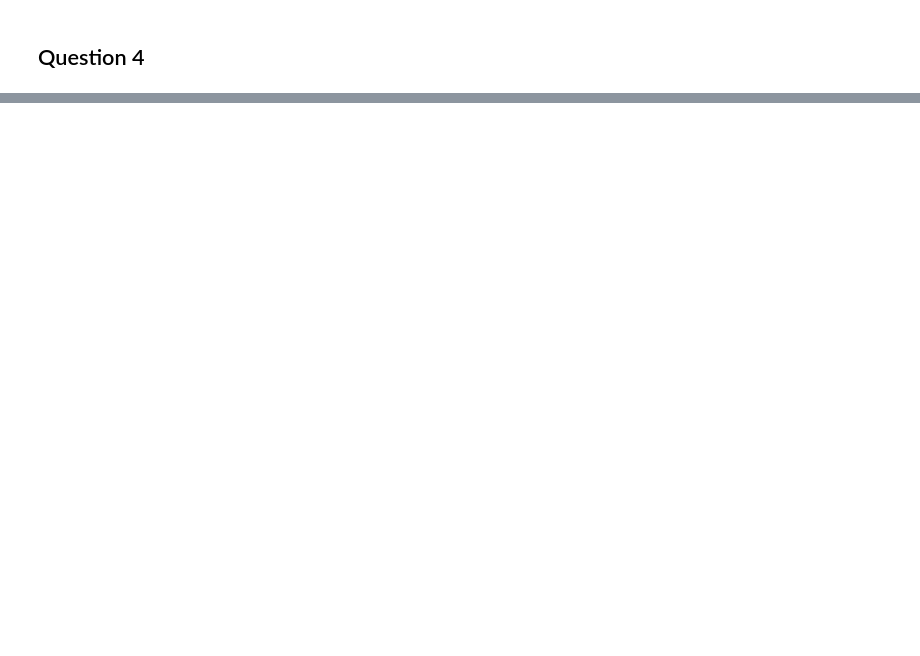
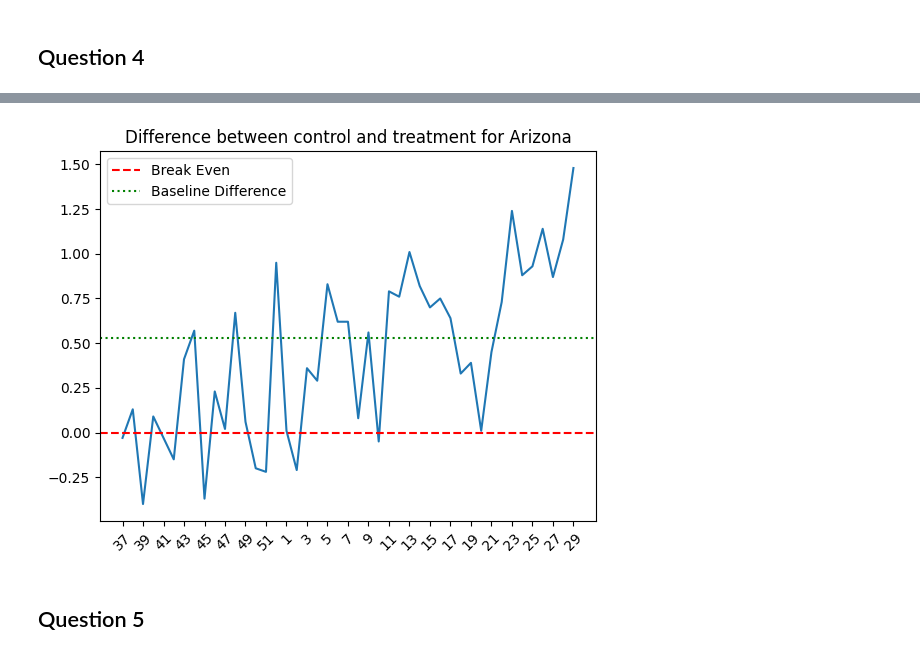
Before and after one commit to HenryLiang-123/MSiA_410, a Jupyter notebook: Allstate.ipynb, the cells around one changed output, grey strips where cells are left out. Cells and saved outputs as stored; diff of their text form; code cells hidden in the pictures; blank space fills up the shorter version.

```diff
--- a/Allstate.ipynb
+++ b/Allstate.ipynb
@@ -22,0 +21,12 @@ Due to technology restraits, complexity, and sales volume, the rollout of this t
+# %%
+# Todo: Plot trend of control vs trend of treatment
+import pandas as pd
+
+dat = pd.read_csv('Allstate case study - Sheet1.csv', skiprows=1)
+dat = dat.rename(columns={'Unnamed: 0': "Week"})
+baselines = dat.iloc[:2,:]
+dat = dat.iloc[2:47, :]
+dat.iloc[:, 2:] = dat.iloc[:, 2:].apply(pd.to_numeric)
+dat.dropna(how='all', inplace=True)
+# Live at wk37
+dat
@@ -22,0 +51,18 @@ Due to technology restraits, complexity, and sales volume, the rollout of this t
+# %%
+import numpy as np
+import matplotlib.pyplot as plt
+
+diff = np.subtract(dat['Arizona'], dat['Control'])
+fig, ax = plt.subplots(1,1)
+ax.plot(dat.Week, diff)
+ax.set_xticks(dat.Week[::2])
+ax.set_xticklabels(dat.Week[::2], rotation=45)
+ax.axhline(y = 0, color = 'red', linestyle = 'dashed', label = 'Break Even')
+ax.axhline(y = 6.56-6.03, color = 'green', linestyle = ":", label = 'Baseline Difference')
+plt.title('Difference between control and treatment for Arizona')
+plt.legend()
+plt.show()
+# %% [output]
+[figure, added]
+# %% [markdown]
+## Question 5
```
Also changed, not shown: parts of 6 cells of this notebook.
